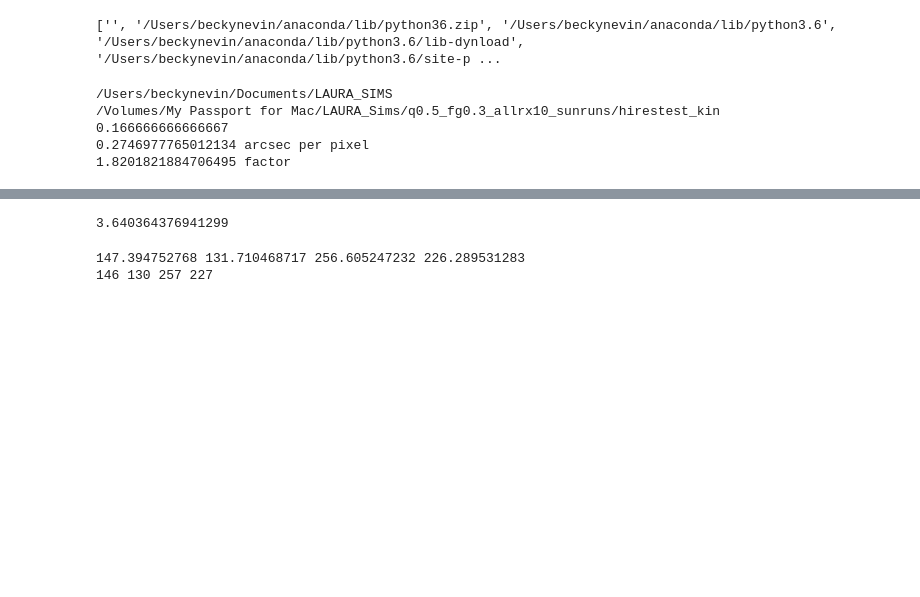
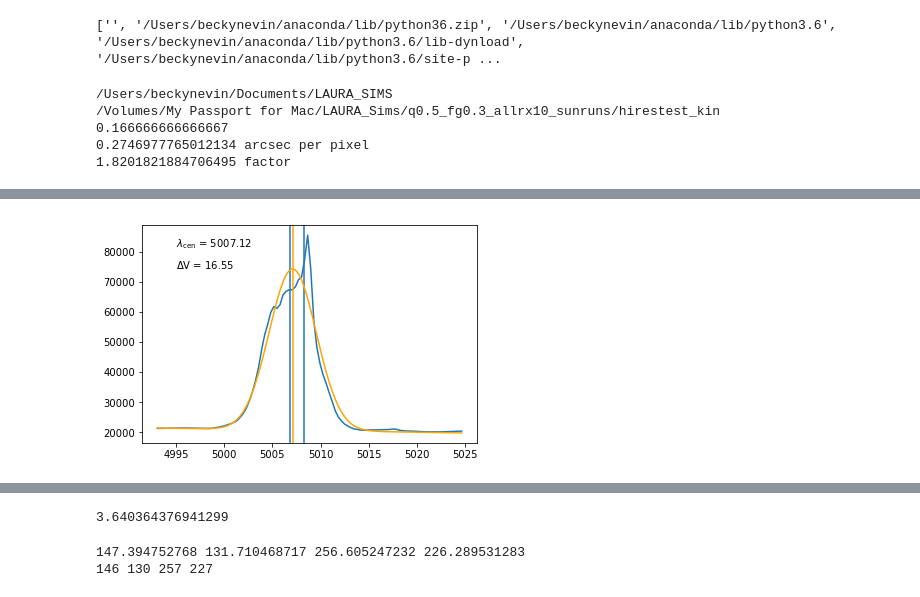
Before and after one commit to beckynevin/imaging_identification_mergers, a Jupyter notebook: Kin_class_summit.ipynb, the cells around one changed output, grey strips where cells are left out. Cells and saved outputs as stored; diff of their text form; code cells hidden in the pictures; blank space fills up the shorter version.

```diff
--- a/Kin_class_summit.ipynb
+++ b/Kin_class_summit.ipynb
@@ -166,0 +928,98 @@ NameError: name 'stop' is not defined
+# %%
+
+def gauss_1(x, *p):
+    A, mu, sigma, a,  b = p
+
+    return a*x+b+A*numpy.exp(-(x-mu)**2/(2.*sigma**2))
+'''First, OIII'''
+
+'''plt.plot(Ang[6530:6570],spec[25].data[6530:6570,170,190])
+plt.axvline(x=5006.84)#5006.84	5008.24
+plt.axvline(x=5008.24)
+plt.show()
+
+plt.plot(Ang[6530:6570],spec[25].data[6530:6570,190,210])
+plt.axvline(x=5006.84)#5006.84	5008.24
+plt.axvline(x=5008.24)
+plt.show()'''
+
+
+'''By summing it you are flux weighting it by definition'''
+plt.plot(Ang[6500:6600],np.sum(spec[25].data[6500:6600,87:270,109:291], axis=(1,2)))
+plt.axvline(x=5006.84)#5006.84	5008.24
+plt.axvline(x=5008.24)
+
+p1=[80000, 5006.84, 10, 0, 30000]
+
+coeff, var_matrix = curve_fit(gauss_1, (Ang[6500:6600]), list(np.sum(spec[25].data[6500:6600,87:270,109:291], axis=(1,2))), p0=p1)
+
+xs=np.linspace(Ang[6500],Ang[6599], 100)
+
+
+hist=gauss_1(np.array(Ang[6500:6600]), *coeff)
+
+c = 299792.458
+
+plt.plot(Ang[6500:6600], hist, color='orange')
+plt.axvline(x=coeff[1], color='orange')
+plt.annotate(r'$\lambda_{\mathrm{cen}}$ = '+str(round(coeff[1],2)),xy=(0.1,0.9),xycoords='axes fraction')
+plt.annotate(r'$\Delta$V = '+str(round(c*(coeff[1]-5006.84)/5006.84,2)),xy=(0.1,0.8),xycoords='axes fraction')
+
+plt.show()
+
+
+'''Now, Na D, 589.29 nm'''
+plt.plot(Ang[9000:9200],spec[25].data[9000:9200,170,190])
+plt.axvline(x=5889.951)#5889.951	5891.583
+plt.axvline(x=5891.583)
+plt.show()
+
+plt.plot(Ang[9000:9200],spec[25].data[9000:9200,190,210])
+plt.axvline(x=5889.951)#5889.951	5891.583
+plt.axvline(x=5891.583)
+plt.show()
+
+
+'''By summing it you are flux weighting it by definition'''
+plt.plot(Ang[9050:9150],np.sum(spec[25].data[9050:9150,87:270,109:291], axis=(1,2)))
+plt.axvline(x=5889.951)#5889.951	5891.583
+plt.axvline(x=5891.583)
+
+
+
+
+
+p1=[-2000, 5889.951, 10, 0, 24000]
+
+coeff, var_matrix = curve_fit(gauss_1, (Ang[9050:9150]), list(np.sum(spec[25].data[9050:9150,87:270,109:291], axis=(1,2))), p0=p1)
+
+
+hist=gauss_1(np.array(Ang[9050:9150]), *coeff)
+
+
+
+plt.plot(Ang[9050:9150], hist, color='orange')
+plt.axvline(x=coeff[1], color='orange')
+plt.annotate(r'$\lambda_{\mathrm{cen}}$ = '+str(round(coeff[1],2)),xy=(0.1,0.9),xycoords='axes fraction')
+plt.annotate(r'$\Delta$V = '+str(round(c*(coeff[1]-5891.583)/5891.583,2)),xy=(0.1,0.8),xycoords='axes fraction')
+
+
+
+
+plt.show()
+
+
+stop
+
+plt.plot(spec[25].data[6530:6570,179,200])
+plt.show()
+
+stop
+fig = plt.figure()
+ax1 = fig.add_subplot(111, aspect='equal')
+pts=simplify(spec, 30)#30.3205)
+extent=pts[2]
+
+print(len(pts[0]))
+# %% [output]
+[figure, added]
```
Also changed, not shown: parts of 10 cells of this notebook.
